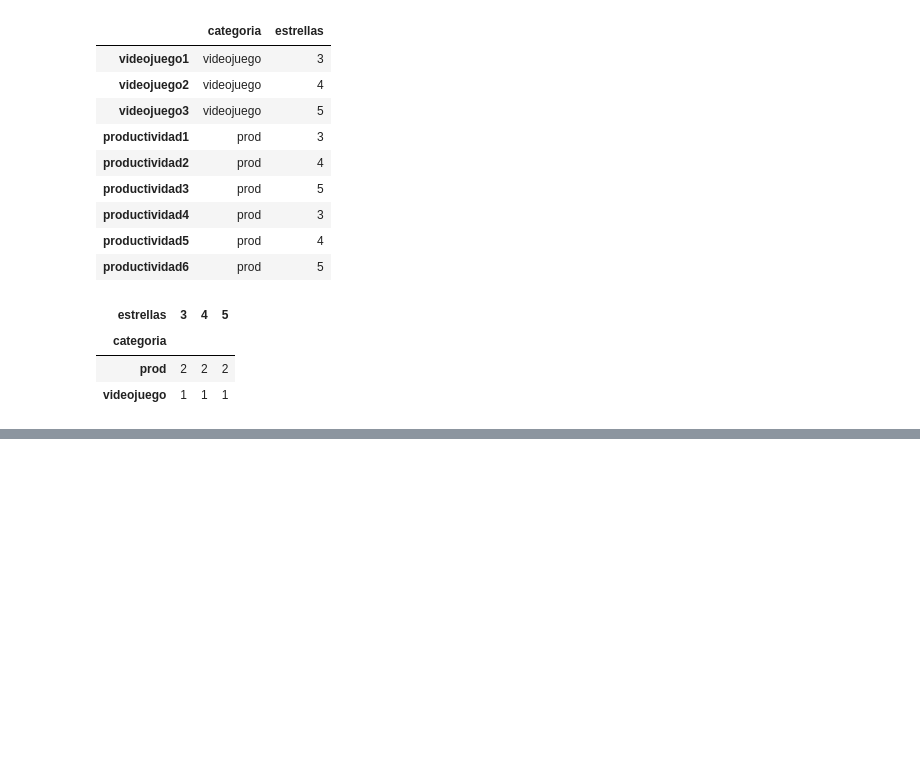
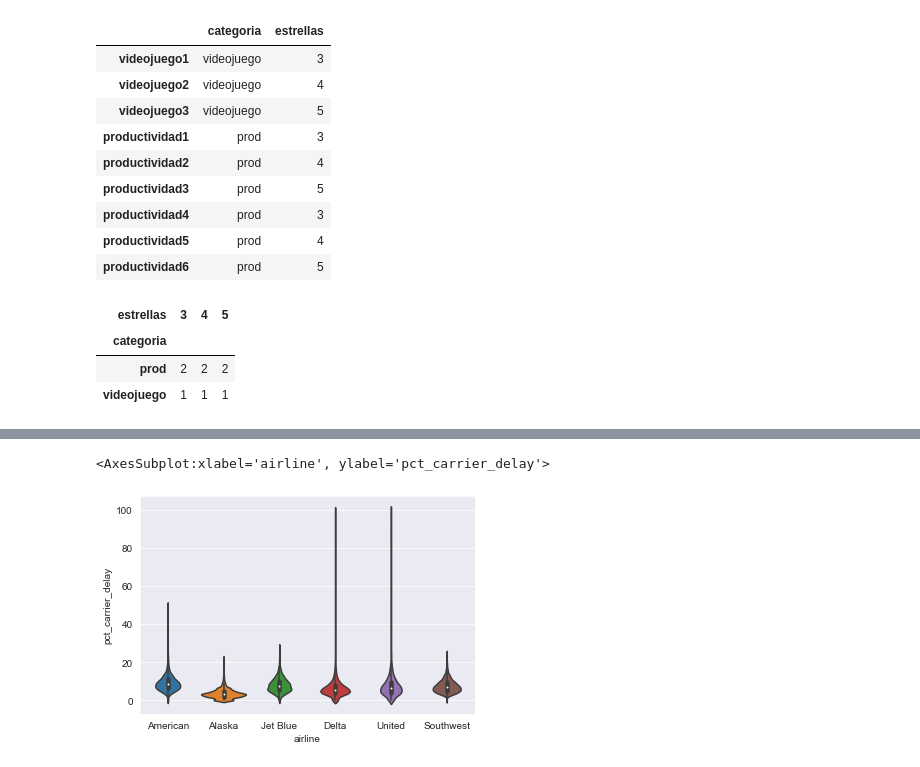
Before and after one commit to tzuzulcode/data-science-abril2022, a Jupyter notebook: Correlation/MultivariateAnalysis.ipynb, the cells around one changed output, grey strips where cells are left out. Drawn from its saved outputs; the diff is of its cells as text; code cells hidden in the pictures; blank space fills up the shorter version.

```diff
--- a/Correlation/MultivariateAnalysis.ipynb
+++ b/Correlation/MultivariateAnalysis.ipynb
@@ -129,0 +139,6 @@ airline_data.boxplot(by='airline', )
+# %%
+# Violin plot
+sns.violinplot(airline_data['airline'],airline_data['pct_carrier_delay'])
+# %% [output]
+<AxesSubplot:xlabel='airline', ylabel='pct_carrier_delay'>
+[figure, added]
```
Also changed, not shown: parts of 4 cells of this notebook.
